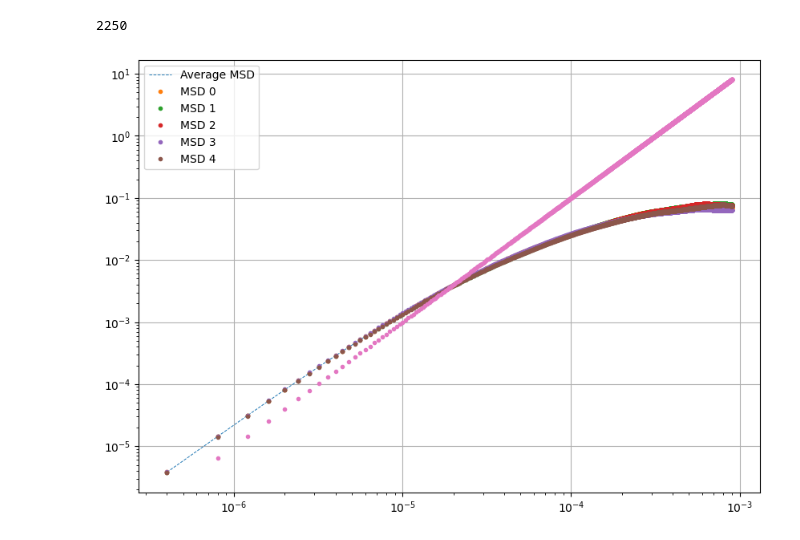
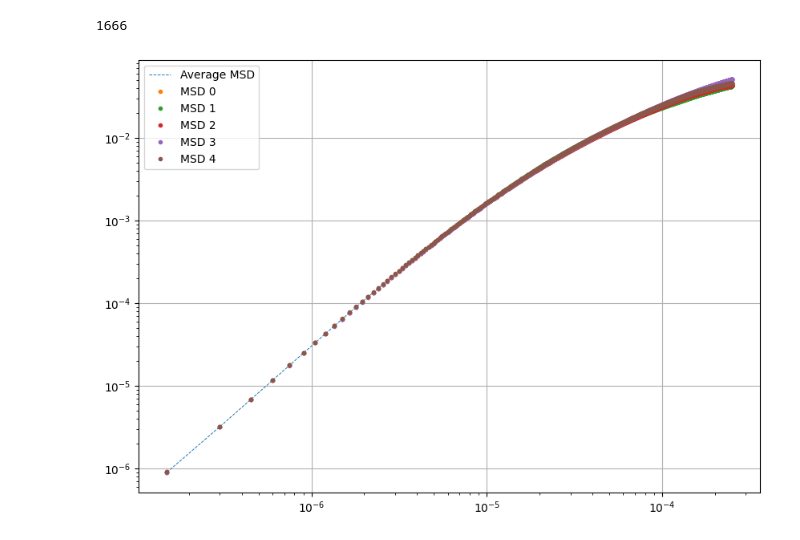
Before and after one commit to mcthumann/Brownian_Data_Analysis, a Jupyter notebook: polished_scripts/MSD_procedure.ipynb, the cells around one changed output. Cells and saved outputs as stored; diff of their text form; code cells hidden in the pictures.

```diff
--- a/polished_scripts/MSD_procedure.ipynb
+++ b/polished_scripts/MSD_procedure.ipynb
@@ -23,15 +23,15 @@ class Const:
 
 
 high_pass = 100
-bin_number = 80
+bin_number = 30
 velocity_order = 8
-filename = r"C:\Users\mcthu\OneDrive\Desktop\Lab Data\second_super_ballistic_dataset"
-offset = 126
+filename = r"C:\Users\mct2723\Desktop\Dielectric Data\Third Good Set\10"
+offset = 237
 num_files = 1
 traces_per_file = 5
 sampling_rate = 200000000
-tikonov = False
-stop = 9e-4
+tikonov = True
+stop = .2e-3
 # %%
 def MSD_fitting_func(t,m, K, r, V):
     trap_const = K
@@ -209,8 +209,8 @@ def low_freq_fit(f):
     C = 1 / (10**-6*1000)
     x_c = 1j*f*2*np.pi
     #A = 4000
-    A = 4.66255013e+03
-    Sallen_key = x_c**2 / (x_c**2 + A*x_c + 15909216.44677893/3)
+    A = 4.66624990e+03
+    Sallen_key = x_c**2 / (x_c**2 + A*x_c + 1.76813086e+07/3)
     RC_high_pass = x_c / (x_c +C)
     return np.abs(Sallen_key)
 
@@ -231,8 +231,8 @@ def apply_transfer(freq, response):
         C = 1 / (10**-6*1000)
         x_c = 1j*f*2*np.pi
         #A = 4000
-        A = 4.66255013e+03
-        Sallen_key = x_c**2 / (x_c**2 + A*x_c + 15909216.44677893/3)
+        A = 4.66624990e+03
+        Sallen_key = x_c**2 / (x_c**2 + A*x_c + 1.76813086e+07/3)
         RC_high_pass = x_c / (x_c +C)
         return np.abs(Sallen_key)
 
@@ -360,20 +355,32 @@ Data saved to ..\data\\barium_titanate_in_acetone_velocity_bin80.csv
 all_msd = []
 
 for series in binned_traces:
-    msd, lag_times = compute_stationary_msd(series, bin_number/sampling_rate)
+    print("trace X")
+    # series1 = series[:int(len(series)/2)]
+    # series2 = series[int(len(series)/2):]
+    series1 = series
+    #
+    # if len(series1) != len(series2):
+    #     print(len(series1), len(series2))
+    #     print("lengths not equal")
+
+    msd1, lag_times = compute_stationary_msd(series1, bin_number/sampling_rate)
 
     final_power = 4
     powers = np.linspace(0, final_power, 200)
     ls = np.array( np.floor(10**powers), dtype = np.int64)
     ls = np.unique(ls)
-    msd_j = j_msd(series, ls)
+    msd_j = j_msd(series1, ls)
     plt.plot(ls * bin_number / sampling_rate, msd_j, ".", label = "MSD J")
-    plt.plot(lag_times, msd, ".", label = "MSD")
+    plt.plot(lag_times, msd1, ".", label = "MSD")
     plt.xscale("log")
     plt.yscale("log")
     plt.legend()
     plt.show()
-    all_msd.append(msd)
+    all_msd.append(msd1)
+    #
+    # msd2, lag_times = compute_stationary_msd(series2, bin_number/sampling_rate)
+    # all_msd.append(msd2)
 
 avg_msd = np.mean(all_msd, axis=0)
 
@@ -415,30 +418,29 @@ plt.show()
 # %%
 # CUT THE MSD DOWN TO A REASONABLE SIZE
 max_len = int(stop*sampling_rate/bin_number)
 print(max_len)
 lag_times_ = lag_times[:max_len]
 avg_msd_ = avg_msd[:max_len]
 all_msd_ = []
 
 for i in range(len(all_msd)):
     all_msd_.append(all_msd[i][:max_len])
 
 plt.figure(figsize=(10, 7))
 plt.plot(lag_times_, avg_msd_, linewidth=.7, linestyle="dashed",label='Average MSD')
 
 for i in range(len(all_msd)):
     plt.plot(lag_times_, all_msd_[i], ".", linewidth=.7,label=f'MSD {i}')
 
-plt.plot(lag_times_[1:], lag_times_[1:]**2*1e7, ".")
 plt.legend()
 plt.xscale("log")
 plt.yscale("log")
 # plt.ylim(top=2e-4, bottom=1e-4)
 plt.grid(True)
 plt.show()
 # %% [output]
-2250
+1666
-[figure, old version]
+[figure, new version]
 # %%
 # # # FITTING THE AVERAGE
 bounds = [(1e-10, None), (1e-10, None),(1e-10, None)]
```
Also changed, not shown: parts of 10 cells of this notebook, 9 other files.
